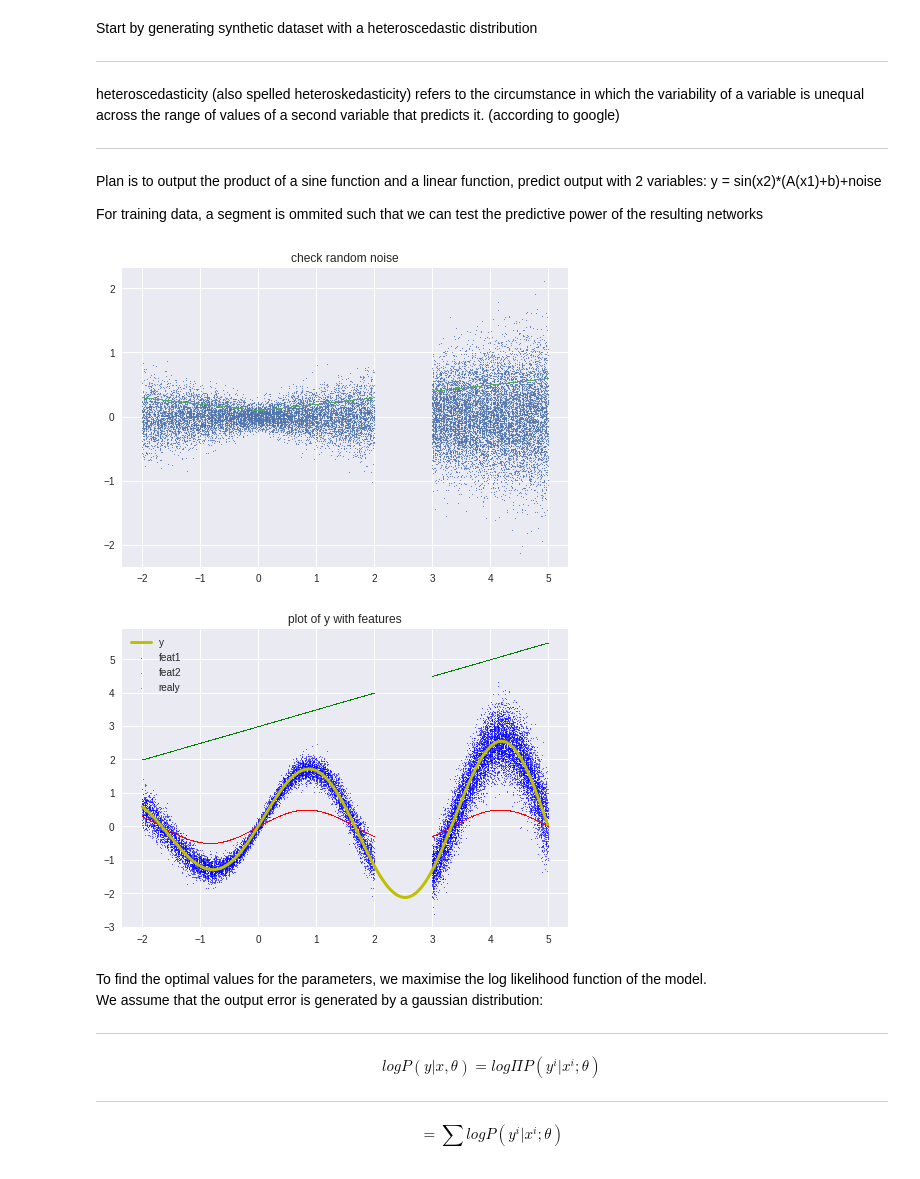
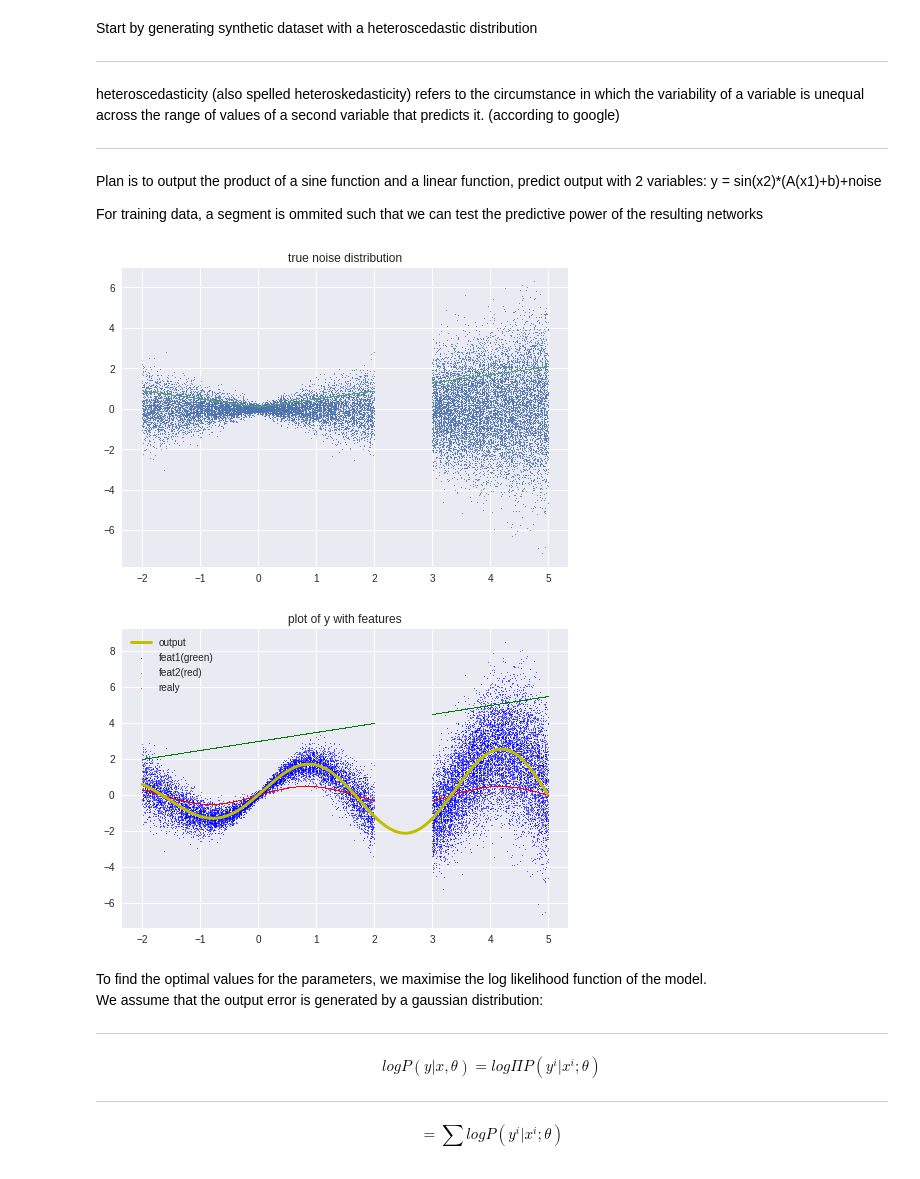
Before and after one commit to dragonheat123/nll_tryout, a Jupyter notebook: NLLexample.ipynb, the cells around one changed output. Saved outputs shown, nothing was run; the diff lists cells and outputs as text; code cells hidden in the pictures.

```diff
--- a/NLLexample.ipynb
+++ b/NLLexample.ipynb
@@ -29,48 +29,48 @@ xrange = np.concatenate((x1,x2),axis=0)
 np.shape(xrange)  ##xrange ranges from -2 to 5
 
 ###generate random noise
-noise_funct = np.random.normal(0,0.1*np.abs(xrange)+0.1) #more uncertainty at the edges
+noise_funct = np.random.normal(0,0.4*np.abs(xrange)+0.1) #more uncertainty at the edges
 plt.figure(1)
 plt.scatter(xrange,noise_funct,s=0.5)
-plt.scatter(xrange,0.1*np.abs(xrange)+0.1,s=0.1)
-plt.title('check random noise')
+plt.scatter(xrange,0.4*np.abs(xrange)+0.1,s=0.1)
+plt.title('true noise distribution')
 
 ### make features from xrange
 feat1 = 0.5*xrange+3
 feat2 = 0.5*np.sin(0.6*np.pi*xrange)
 y = feat1*feat2 + noise_funct
 y = y.astype('float32')
 realx = np.arange(-2,5,0.01)
 realx = realx.reshape(len(realx),1)
 realy = (0.5*realx+3)*0.5*np.sin(0.6*np.pi*realx)
 realx_c = np.concatenate((0.5*realx+3,0.5*np.sin(0.6*np.pi*realx)),axis=1)
 realx_c = realx_c.astype('float32')
 
 plt.figure(2)
 plt.scatter(xrange,y,s=0.3,c='b')
 plt.scatter(xrange,feat1,s=0.3,c='g')
 plt.scatter(xrange,feat2,s=0.3,c='r')
 plt.plot(realx,realy,color='y',linewidth=3)
-plt.legend(['y','feat1','feat2','realy'])
+plt.legend(['output','feat1(green)','feat2(red)','realy'])
 plt.title('plot of y with features')
 
 x_input = np.concatenate((feat1,feat2),axis=1)
 x_input = x_input.astype('float32')
 np.shape(x_input)
 
-xmin = np.array([1,-1])
-xmax = np.array([6.5,1])
-ymin = np.array([-3])
-ymax = np.array([5])
+xmin = np.array([0,-4])
+xmax = np.array([8,4])
+ymin = np.array([-10])
+ymax = np.array([10])
 
 x_train = ((x_input-xmin)/(xmax-xmin))
 y_train = ((y-ymin)/(ymax-ymin))
 
 x_test = ((realx_c-xmin)/(xmax-xmin))
 y_test = ((realy-ymin)/(ymax-ymin))
 # %% [output]
-[figure, old version]
+[figure, new version]
-[figure, old version]
+[figure, new version]
 # %% [markdown]
 To find the optimal values for the parameters, we maximise the log likelihood function of the model.
 We assume that the output error is generated by a gaussian distribution:
```
Also changed, not shown: parts of 3 cells of this notebook.
